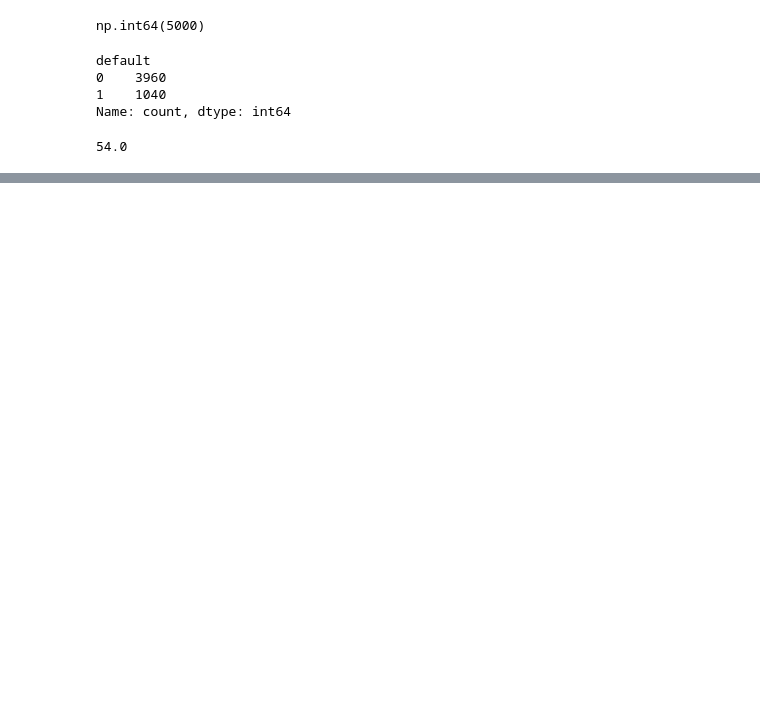
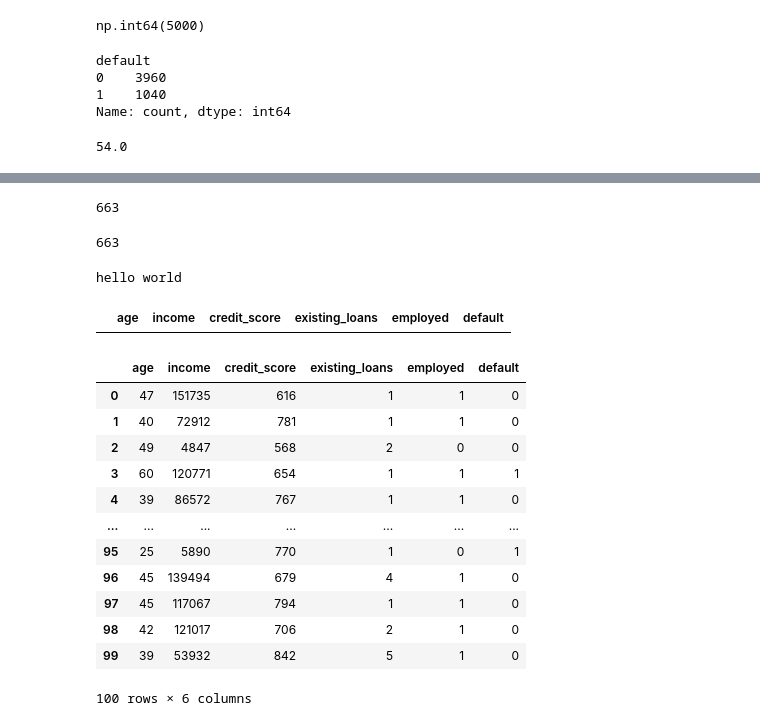
Before and after one commit to mdalishekh/DriftShield, a Jupyter notebook: data_clean.ipynb, the cells around one changed output, grey strips where cells are left out. Saved outputs shown, nothing was run; the diff lists cells and outputs as text; code cells hidden in the pictures; blank space fills up the shorter version.

```diff
--- a/data_clean.ipynb
+++ b/data_clean.ipynb
@@ -79,0 +140,4 @@ Name: count, dtype: int64
+# %%
+import pandas as pd
+df = pd.read_csv('csv/copy.csv')
+df.head()
@@ -79,0 +151,12 @@ Name: count, dtype: int64
+# %%
+len_unemp_with_inc = len(df.loc[(df["employed"]==0) & (df["age"]<60) & (df["income"]>0)])
+len_unemp_with_inc
+# %% [output]
+663
+# %%
+import numpy as np
+
+arr = np.random.randint(2000, 6000, size=(len_unemp_with_inc))
+arr.size
+# %% [output]
+663
@@ -79,0 +165,24 @@ Name: count, dtype: int64
+# %%
+print("hello world")
+# %% [output]
+hello world
+# %%
+df[df["income"]==2000]
+# %% [output]
+|  | age | income | credit_score | existing_loans | employed | default |
+# %%
+df.head(100)
+# %% [output]
+|  | age | income | credit_score | existing_loans | employed | default |
+| 0 | 47 | 151735 | 616 | 1 | 1 | 0 |
+| 1 | 40 | 72912 | 781 | 1 | 1 | 0 |
+| 2 | 49 | 4847 | 568 | 2 | 0 | 0 |
+| 3 | 60 | 120771 | 654 | 1 | 1 | 1 |
+| 4 | 39 | 86572 | 767 | 1 | 1 | 0 |
+| ... | ... | ... | ... | ... | ... | ... |
+| 95 | 25 | 5890 | 770 | 1 | 0 | 1 |
+| 96 | 45 | 139494 | 679 | 4 | 1 | 0 |
+| 97 | 45 | 117067 | 794 | 1 | 1 | 0 |
+| 98 | 42 | 121017 | 706 | 2 | 1 | 0 |
+| 99 | 39 | 53932 | 842 | 5 | 1 | 0 |
+100 rows × 6 columns
```
Also changed, not shown: parts of 12 cells of this notebook.
